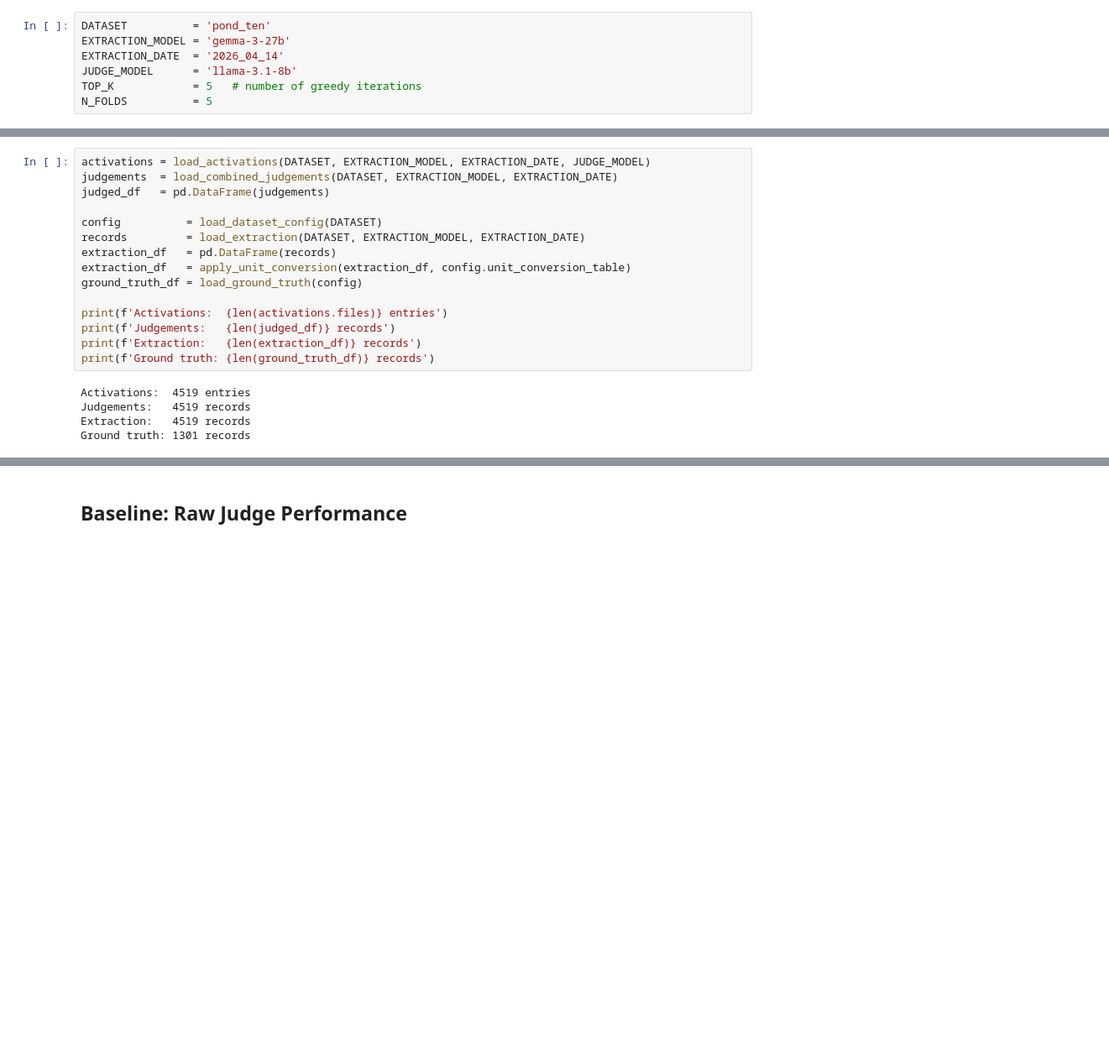
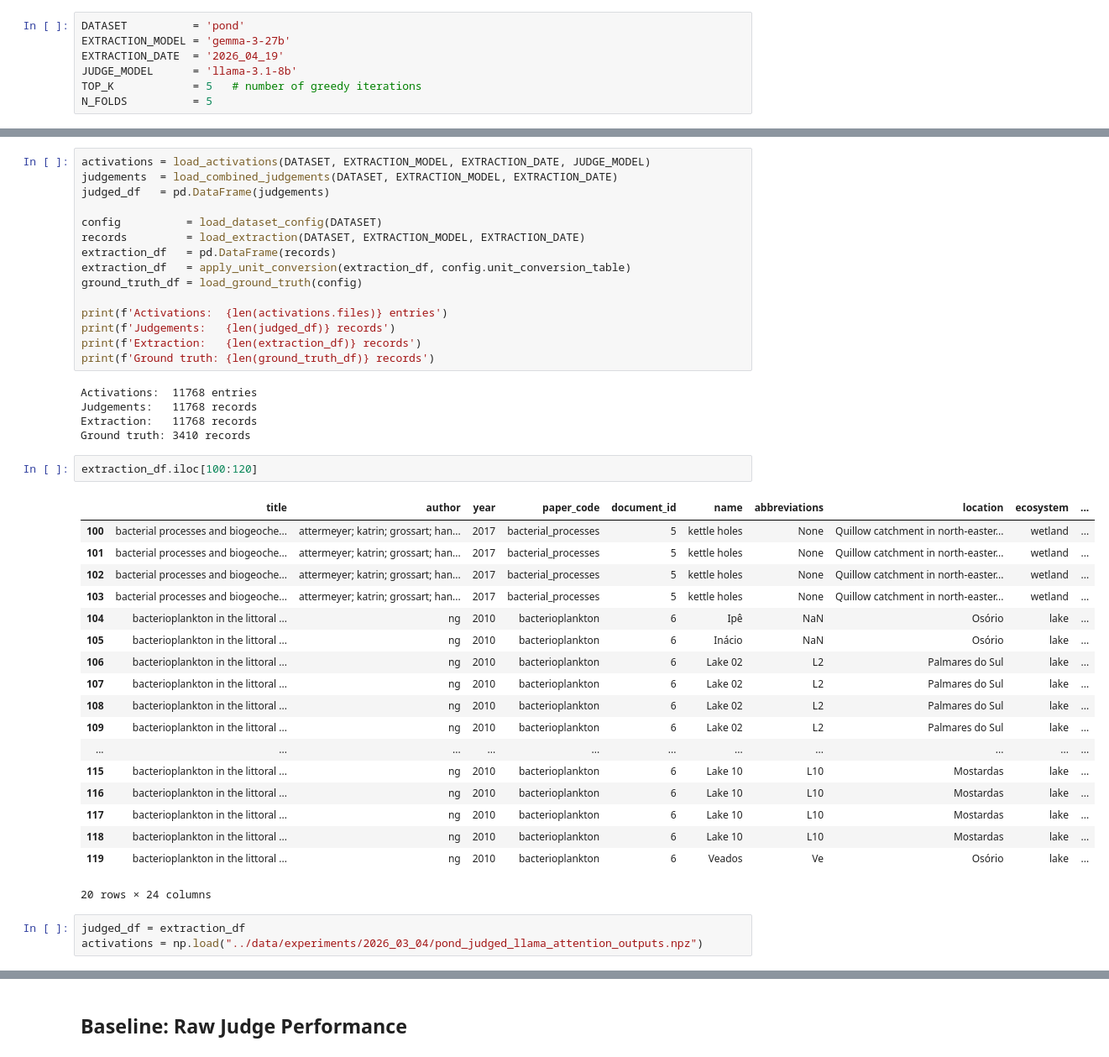
Before and after one commit to kevinqnb/scholarlm, a Jupyter notebook: analysis/probe_analysis.ipynb, the cells around one changed output, grey strips where cells are left out. Shown at 84% size. Saved outputs shown, nothing was run; the diff lists cells and outputs as text; blank space fills up the shorter version.

```diff
--- a/analysis/probe_analysis.ipynb
+++ b/analysis/probe_analysis.ipynb
@@ -27,7 +30,7 @@ sys.path.insert(0, str(REPO_ROOT))
 # %%
-DATASET          = 'pond_ten'
+DATASET          = 'pond'
 EXTRACTION_MODEL = 'gemma-3-27b'
-EXTRACTION_DATE  = '2026_04_14'
+EXTRACTION_DATE  = '2026_04_19'
 JUDGE_MODEL      = 'llama-3.1-8b'
 TOP_K            = 5   # number of greedy iterations
 N_FOLDS          = 5
@@ -74,10 +77,34 @@ print(f'Judgements:   {len(judged_df)} records')
 print(f'Extraction:   {len(extraction_df)} records')
 print(f'Ground truth: {len(ground_truth_df)} records')
 # %% [output]
-Activations:  4519 entries
-Judgements:   4519 records
-Extraction:   4519 records
-Ground truth: 1301 records
+Activations:  11768 entries
+Judgements:   11768 records
+Extraction:   11768 records
+Ground truth: 3410 records
+# %%
+extraction_df.iloc[100:120]
+# %% [output]
+|  | title | author | year | paper_code | document_id | name | abbreviations | location | ecosystem | ... |
+| 100 | bacterial processes and biogeoche... | attermeyer; katrin; grossart; han... | 2017 | bacterial_processes | 5 | kettle holes | None | Quillow catchment in north-easter... | wetland | ... |
+| 101 | bacterial processes and biogeoche... | attermeyer; katrin; grossart; han... | 2017 | bacterial_processes | 5 | kettle holes | None | Quillow catchment in north-easter... | wetland | ... |
+| 102 | bacterial processes and biogeoche... | attermeyer; katrin; grossart; han... | 2017 | bacterial_processes | 5 | kettle holes | None | Quillow catchment in north-easter... | wetland | ... |
+| 103 | bacterial processes and biogeoche... | attermeyer; katrin; grossart; han... | 2017 | bacterial_processes | 5 | kettle holes | None | Quillow catchment in north-easter... | wetland | ... |
+| 104 | bacterioplankton in the littoral ... | ng | 2010 | bacterioplankton | 6 | Ipê | NaN | Osório | lake | ... |
+| 105 | bacterioplankton in the littoral ... | ng | 2010 | bacterioplankton | 6 | Inácio | NaN | Osório | lake | ... |
+| 106 | bacterioplankton in the littoral ... | ng | 2010 | bacterioplankton | 6 | Lake 02 | L2 | Palmares do Sul | lake | ... |
+| 107 | bacterioplankton in the littoral ... | ng | 2010 | bacterioplankton | 6 | Lake 02 | L2 | Palmares do Sul | lake | ... |
+| 108 | bacterioplankton in the littoral ... | ng | 2010 | bacterioplankton | 6 | Lake 02 | L2 | Palmares do Sul | lake | ... |
+| 109 | bacterioplankton in the littoral ... | ng | 2010 | bacterioplankton | 6 | Lake 02 | L2 | Palmares do Sul | lake | ... |
+| ... | ... | ... | ... | ... | ... | ... | ... | ... | ... | ... |
+| 115 | bacterioplankton in the littoral ... | ng | 2010 | bacterioplankton | 6 | Lake 10 | L10 | Mostardas | lake | ... |
+| 116 | bacterioplankton in the littoral ... | ng | 2010 | bacterioplankton | 6 | Lake 10 | L10 | Mostardas | lake | ... |
+| 117 | bacterioplankton in the littoral ... | ng | 2010 | bacterioplankton | 6 | Lake 10 | L10 | Mostardas | lake | ... |
+| 118 | bacterioplankton in the littoral ... | ng | 2010 | bacterioplankton | 6 | Lake 10 | L10 | Mostardas | lake | ... |
+| 119 | bacterioplankton in the littoral ... | ng | 2010 | bacterioplankton | 6 | Veados | Ve | Osório | lake | ... |
+20 rows × 24 columns
+# %%
+judged_df = extraction_df
+activations = np.load("../data/experiments/2026_03_04/pond_judged_llama_attention_outputs.npz")
 # %%
 print(judged_df.groupby('title')['judgement_combined'].agg(['mean', 'count']).sort_values('mean'))
 # %% [output]
```
Also changed, not shown: parts of 25 cells of this notebook, 1 other file.
